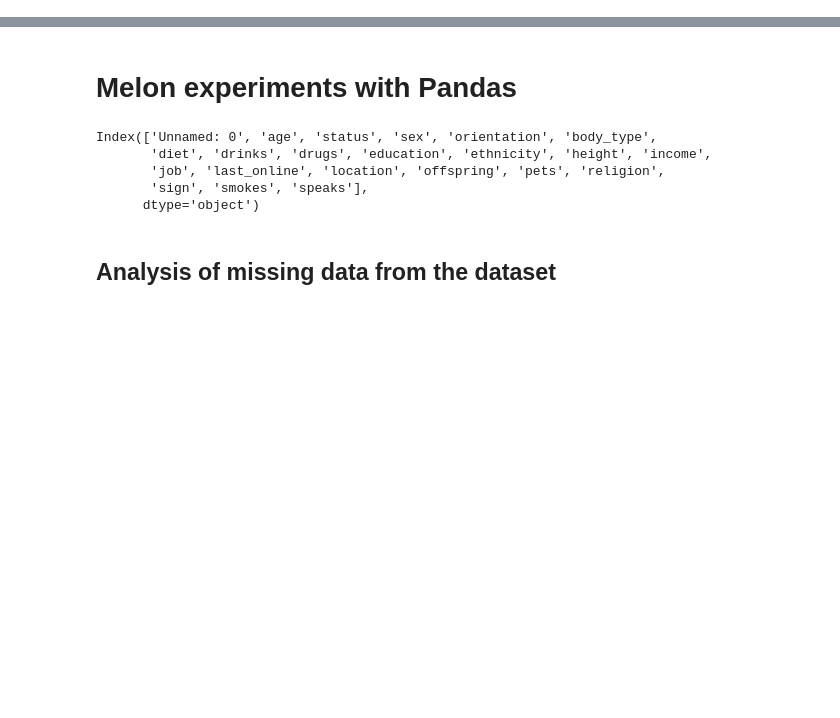
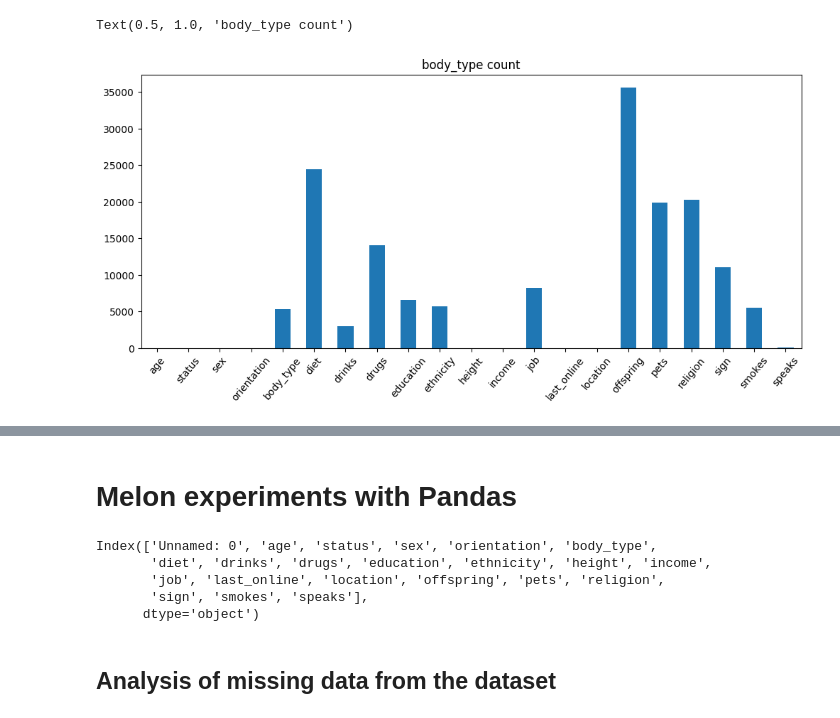
Before and after one commit to HR-Machine-Learning/HR_ML_Project1, a Jupyter notebook: src/01 Data analysis.ipynb, the cells around one changed output, grey strips where cells are left out. Cells and saved outputs as stored; diff of their text form; code cells hidden in the pictures; blank space fills up the shorter version.

Commit message:
Started some simple analysis on the data

```diff
--- a/src/01 Data analysis.ipynb
+++ b/src/01 Data analysis.ipynb
@@ -6,2 +7,4 @@ import matplotlib as plt
 # %%
-dataframe = pd.read_csv('../data/okcupid.csv')
+raw_dataset = pd.read_csv('../data/okcupid.csv') # The original dataset also had essays, we already deleted them
+
+okcupid_profiles = raw_dataset.drop(columns="Unnamed: 0") # This column has been introduced by mistake when we removed the essays
@@ -7,0 +66,11 @@ dataframe = pd.read_csv('../data/okcupid.csv')
+# %%
+plt.figure(figsize=(12, 5))
+
+okcupid_profiles.isna().sum().plot(kind="bar")
+
+plt.xticks(rotation=50) # rotates the labels in the x axis
+
+plt.title('body_type count')
+# %% [output]
+Text(0.5, 1.0, 'body_type count')
+[figure, added]
```
Also changed, not shown: parts of 12 cells of this notebook.
